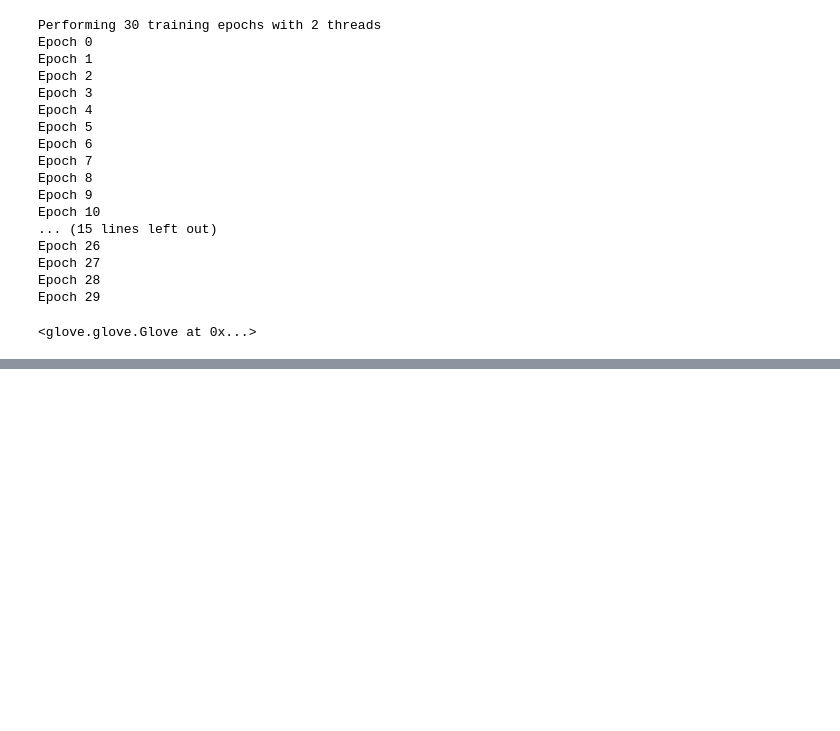
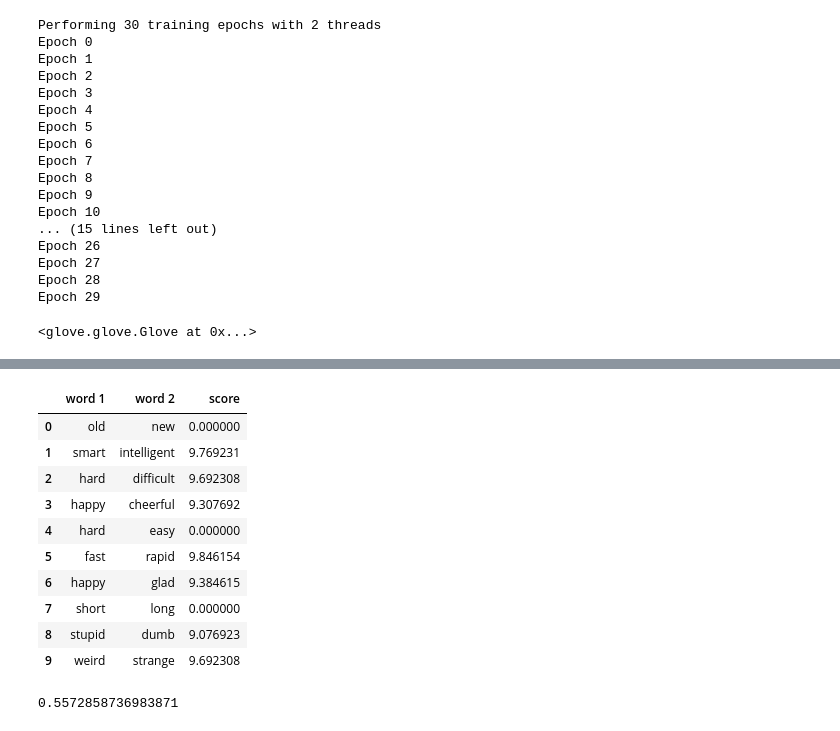
Before and after one commit to dt2229/bias_in_publications, a Jupyter notebook: Glove.ipynb, the cells around one changed output, grey strips where cells are left out. Saved outputs shown, nothing was run; the diff lists cells and outputs as text; code cells hidden in the pictures; blank space fills up the shorter version.

```diff
--- a/Glove.ipynb
+++ b/Glove.ipynb
@@ -97,0 +244,19 @@ cosine_similarity(v1, v2)
+# %%
+simlex999 = pd.read_csv("/content/drive/My Drive/NLP Project Space/simlex999.csv").iloc[:,0:3]
+simlex999.head(10)
+# %% [output]
+|  | word 1 | word 2 | score |
+| 0 | old | new | 0.000000 |
+| 1 | smart | intelligent | 9.769231 |
+| 2 | hard | difficult | 9.692308 |
+| 3 | happy | cheerful | 9.307692 |
+| 4 | hard | easy | 0.000000 |
+| 5 | fast | rapid | 9.846154 |
+| 6 | happy | glad | 9.384615 |
+| 7 | short | long | 0.000000 |
+| 8 | stupid | dumb | 9.076923 |
+| 9 | weird | strange | 9.692308 |
+# %%
+pair_sim(['hard','easy'])
+# %% [output]
+0.5572858736983871
```
Also changed, not shown: parts of 24 cells of this notebook.
